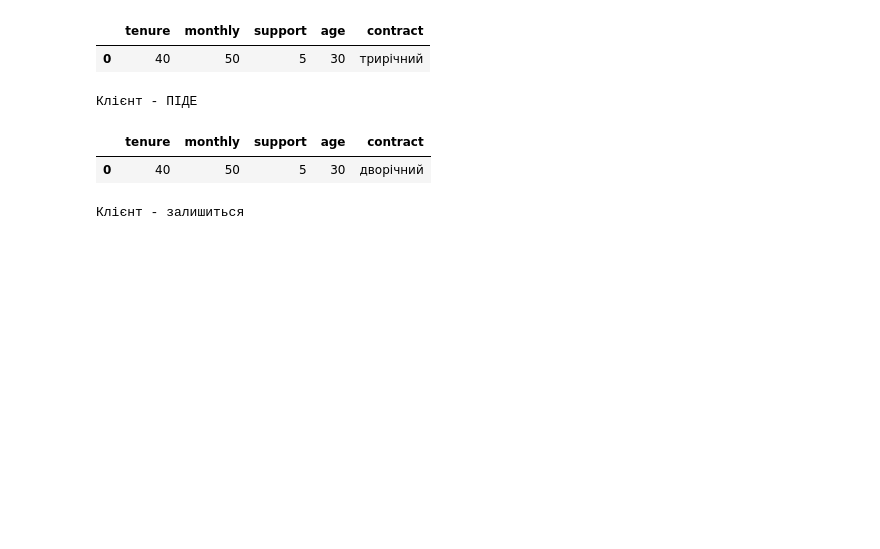
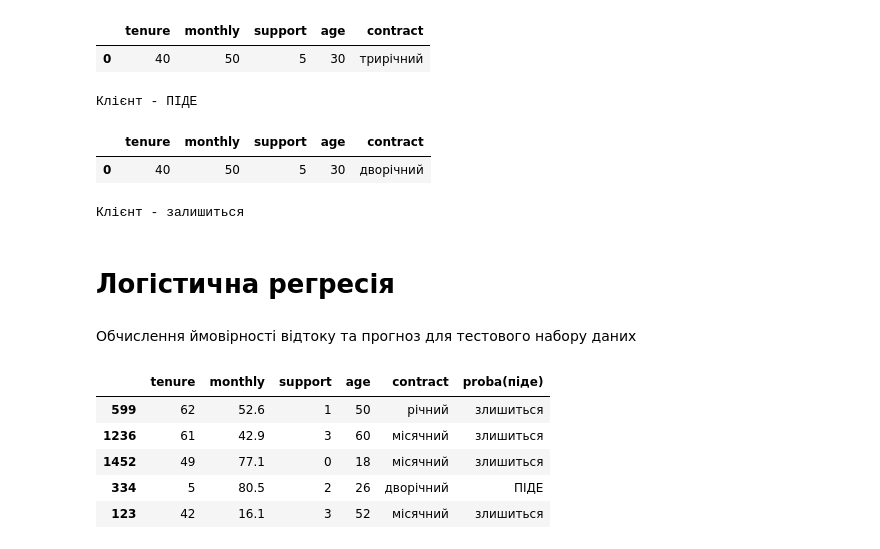
Before and after one commit to Olga-Lyt/DTA-2026, a Jupyter notebook: ML/Pipeplines_DTA.ipynb, the cells around one changed output. Saved outputs shown, nothing was run; the diff lists cells and outputs as text; code cells hidden in the pictures; blank space fills up the shorter version.

Commit message:
22_06 Логістична регресія

```diff
--- a/ML/Pipeplines_DTA.ipynb
+++ b/ML/Pipeplines_DTA.ipynb
@@ -196,3 +203,23 @@ print('\nКлієнт -', 'ПІДЕ' if pipe.predict(new_client3) else 'зали
 |  | tenure | monthly | support | age | contract |
 | 0 | 40 | 50 | 5 | 30 | дворічний |
 Клієнт - залишиться
+# %% [markdown]
+# Логістична регресія
+# %% [markdown]
+Обчислення ймовірності відтоку та прогноз для тестового набору даних
+# %%
+from sklearn.metrics import classification_report
+
+proba = pipe.predict_proba(X_test)[:,1]
+pred = pipe.predict(X_test)
+
+demo = X_test.head().copy()
+demo['proba(піде)'] = proba = np.where(pred[:5] == 1, 'ПІДЕ', 'злишиться')
+demo
+# %% [output]
+|  | tenure | monthly | support | age | contract | proba(піде) |
+| 599 | 62 | 52.6 | 1 | 50 | річний | злишиться |
+| 1236 | 61 | 42.9 | 3 | 60 | місячний | злишиться |
+| 1452 | 49 | 77.1 | 0 | 18 | місячний | злишиться |
+| 334 | 5 | 80.5 | 2 | 26 | дворічний | ПІДЕ |
+| 123 | 42 | 16.1 | 3 | 52 | місячний | злишиться |
```
Also changed, not shown: parts of 8 cells of this notebook.
